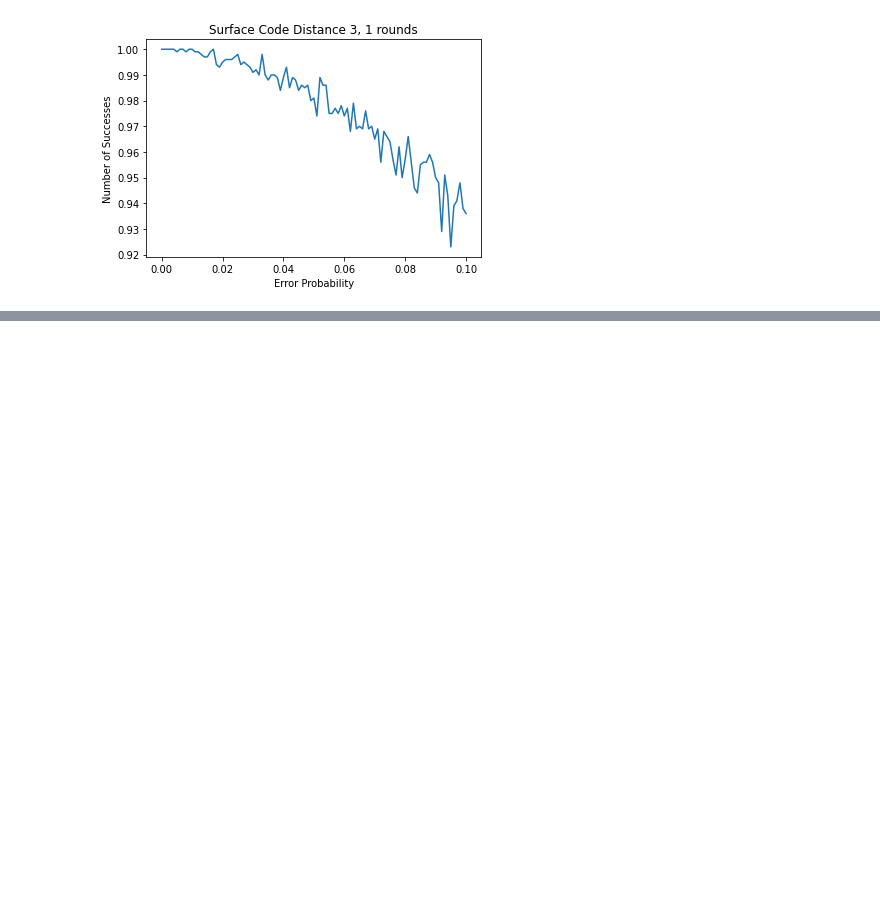
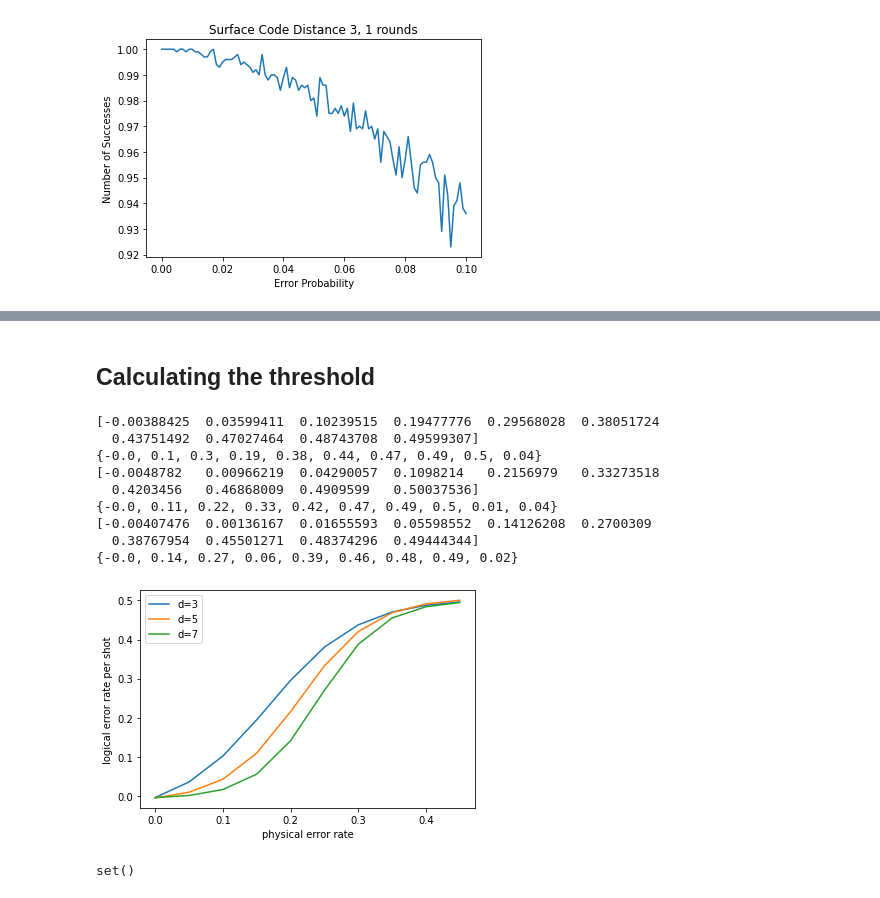
Before and after one commit to daschaich/QEC-Notebooks, a Jupyter notebook: Stim.ipynb, the cells around one changed output, grey strips where cells are left out. Drawn from its saved outputs; the diff is of its cells as text; code cells hidden in the pictures; blank space fills up the shorter version.

```diff
--- a/Stim.ipynb
+++ b/Stim.ipynb
@@ -100,0 +156,68 @@ plt.show()
+# %% [markdown]
+## Calculating the threshold
+# %%
+import matplotlib.pyplot as plt
+from scipy.optimize import curve_fit
+
+
+def sigmoid(x, L ,x0, k, b):
+    y = L / (1 + np.exp(-k*(x-x0))) + b
+    return (y)
+
+error_probs = np.arange(0,0.5,0.05)
+
+x_and_y_sets = []
+
+
+num_shots = 10_000
+for d in [3, 5, 7]:
+    x_and_y_set = set()
+    x_and_y_sets.append(x_and_y_set)
+    xs = []
+    ys = []
+    for noise in error_probs:
+        circuit = stim.Circuit.generated(
+            "repetition_code:memory",
+            rounds=d * 3,
+            distance=d,
+            before_round_data_depolarization=noise)
+        num_errors_sampled = count_logical_errors(circuit, num_shots)
+        x = noise
+        y = num_errors_sampled / num_shots
+        xs.append(x)
+        ys.append(y)
+
+
+
+    p0 = [max(ys), np.median(xs),1,min(ys)] # this is an mandatory initial guess
+
+    popt, pcov = curve_fit(sigmoid, xs, ys,p0, method='dogbox')
+    fit_y = sigmoid(xs, *popt)
+    print(fit_y)
+    plt.plot(xs, fit_y ,'-', label="d=" + str(d))
+    x_and_y_set = set([round(y,2) for y in fit_y])
+    print(x_and_y_set)
+    x_and_y_sets.append(x_and_y_set)
+#     plt.plot(xs, ys, 'o', label="d=" + str(d))
+
+
+plt.xlabel("physical error rate")
+plt.ylabel("logical error rate per shot")
+plt.legend()
+plt.show()
+
+x_and_y_same = x_and_y_sets[0].intersection(x_and_y_sets[1]).intersection(x_and_y_sets[2])
+
+print(x_and_y_same)
+# %% [output]
+[-0.00388425  0.03599411  0.10239515  0.19477776  0.29568028  0.38051724
+  0.43751492  0.47027464  0.48743708  0.49599307]
+{-0.0, 0.1, 0.3, 0.19, 0.38, 0.44, 0.47, 0.49, 0.5, 0.04}
+[-0.0048782   0.00966219  0.04290057  0.1098214   0.2156979   0.33273518
+  0.4203456   0.46868009  0.4909599   0.50037536]
+{-0.0, 0.11, 0.22, 0.33, 0.42, 0.47, 0.49, 0.5, 0.01, 0.04}
+[-0.00407476  0.00136167  0.01655593  0.05598552  0.14126208  0.2700309
+  0.38767954  0.45501271  0.48374296  0.49444344]
+{-0.0, 0.14, 0.27, 0.06, 0.39, 0.46, 0.48, 0.49, 0.02}
+[figure, added]
+set()
```
Also changed, not shown: parts of 9 cells of this notebook.
